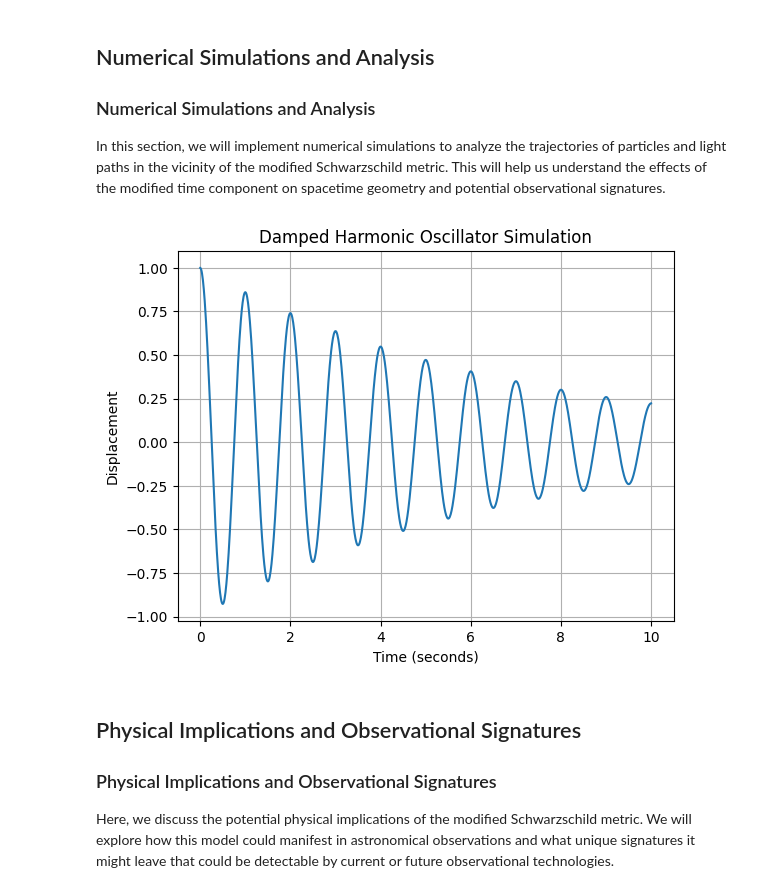
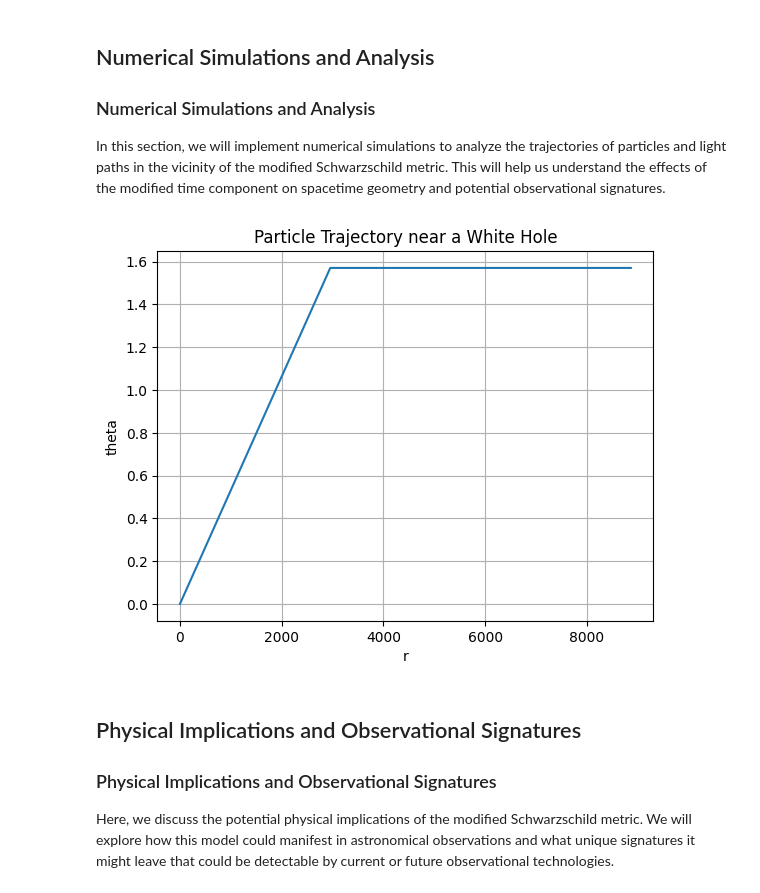
Before and after one commit to HermiTech-LLC/HaloTime, a Jupyter notebook: HaloTime.ipynb, the cells around one changed output. Saved outputs shown, nothing was run; the diff lists cells and outputs as text; code cells hidden in the pictures.

```diff
--- a/HaloTime.ipynb
+++ b/HaloTime.ipynb
@@ -24,6 +24,10 @@ from scipy.integrate import odeint
 
 In this section, we set up the mathematical framework for our exploration, including defining the necessary physical constants and the modified Schwarzschild metric tensor.
 # %%
+from sympy import symbols, diff, sin
+from sympy.matrices import Matrix
+import numpy as np
+
 # Define symbols
 G, M, c, r, theta, phi, t = symbols('G M c r theta phi t')
 
@@ -32,6 +36,22 @@ metric = Matrix([[-(1 - 2*G*M/(r*c**2)), 0, 0, 0],
                  [0, 1/(1 - 2*G*M/(r*c**2)), 0, 0],
                  [0, 0, r**2, 0],
                  [0, 0, 0, r**2*sin(theta)**2]])
+
+# Inverse Metric
+inverse_metric = metric.inv()
+
+# Define Christoffel symbols
+coords = [r, theta, phi, t]
+Gamma = [[[0 for _ in range(4)] for _ in range(4)] for _ in range(4)]
+for i in range(4):
+    for j in range(4):
+        for k in range(4):
+            for l in range(4):
+                Gamma[i][j][k] += 0.5 * inverse_metric[i, l] * (
+                    diff(metric[l, j], coords[k]) +
+                    diff(metric[l, k], coords[j]) -
+                    diff(metric[j, k], coords[l])
+                )
 # %% [markdown]
 ## Numerical Simulations and Analysis
 
@@ -41,49 +61,54 @@ In this section, we will implement numerical simulations to analyze the trajecto
 # %%
 # Inverse Metric
 inverse_metric = metric.inv()
 
-# Define Christoffel symbols
+# Calculate Christoffel symbols
 coords = [r, theta, phi, t]
-Gamma = [[[0 for _ in range(4)] for _ in range(4)] for _ in range(4)]
-for i in range(4):
-    for j in range(4):
-        for k in range(4):
-            for l in range(4):
-                Gamma[i][j][k] += 0.5 * inverse_metric[i, l] * (
-                    diff(metric[l, j], coords[k]) +
-                    diff(metric[l, k], coords[j]) -
-                    diff(metric[j, k], coords[l])
-                )
+Gamma = [[[sum(inverse_metric[i, l] * (
+            diff(metric[l, j], coords[k]) +
+            diff(metric[l, k], coords[j]) -
+            diff(metric[j, k], coords[l])
+        )/2 for l in range(4)) for k in range(4)] for j in range(4)] for i in range(4)]
+
+# Convert symbolic Christoffel symbols to a numerical function
+Gamma_func = lambdify((r, theta, phi, t, G, M, c), Gamma, 'numpy')
 
 # Define the geodesic equations
-def geodesic_equations(u, tau):
+def geodesic_equations(u, tau, G_val, M_val, c_val):
     du = np.zeros_like(u)
+    # Numerically evaluate Christoffel symbols at the current position
+    Gamma_num = Gamma_func(u[0], u[1], u[2], u[3], G_val, M_val, c_val)
     for mu in range(4):
         du[mu] = u[mu + 4]
         for alpha in range(4):
             for beta in range(4):
-                du[mu + 4] += -Gamma[mu][alpha][beta].subs({r: u[0], theta: u[1], phi: u[2], t: u[3]}) * u[alpha + 4] * u[beta + 4]
+                du[mu + 4] -= Gamma_num[mu][alpha][beta] * u[alpha + 4] * u[beta + 4]
     return du
 
-# Initial conditions (example values, please set as per your scenario)
-# Example: [r0, theta0, phi0, t0, dr0/dtau, dtheta0/dtau, dphi0/dtau, dt0/dtau]
-initial_conditions = [...]
+# Constants for the simulation
+G_val = 6.67430e-11  # Gravitational constant
+M_val = 1.989e+30   # Mass of the white hole
+c_val = 299792458   # Speed of light
+
+# Initial conditions
+initial_conditions = [6 * G_val * M_val / c_val**2, np.pi / 2, 0, 0, 0, 0, 0.1, 1]
 
 # Time points for the simulation
 time_points = np.linspace(0, 10, 1000)
 
 # Solve the geodesic equations
-trajectory = odeint(geodesic_equations, initial_conditions, time_points)
+trajectory = odeint(geodesic_equations, initial_conditions, time_points, args=(G_val, M_val, c_val))
 
-# Extracting and plotting the relevant data
-plt.plot(trajectory[:, 0], trajectory[:, 1])  # Plotting r vs. theta, for example
+# Plotting the trajectory
+plt.plot(trajectory[:, 0], trajectory[:, 1])  # Example: r vs. theta
 plt.xlabel('r')
 plt.ylabel('theta')
 plt.title('Particle Trajectory near a White Hole')
 plt.grid(True)
+plt.savefig('trajectory.png')
 plt.show()
 # %% [output]
-[figure, old version]
+[figure, new version]
 # %% [markdown]
 ## Physical Implications and Observational Signatures
 
```
Also changed, not shown: parts of 1 cell of this notebook.
